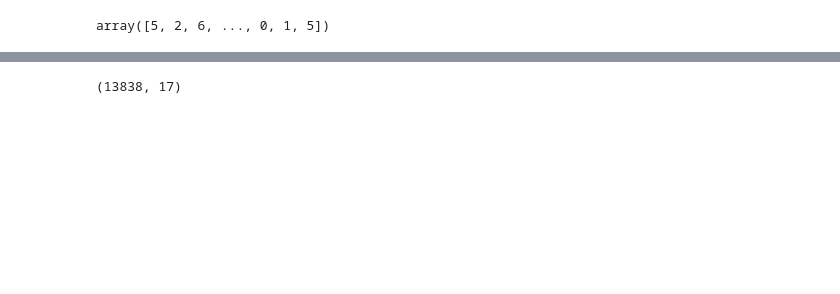
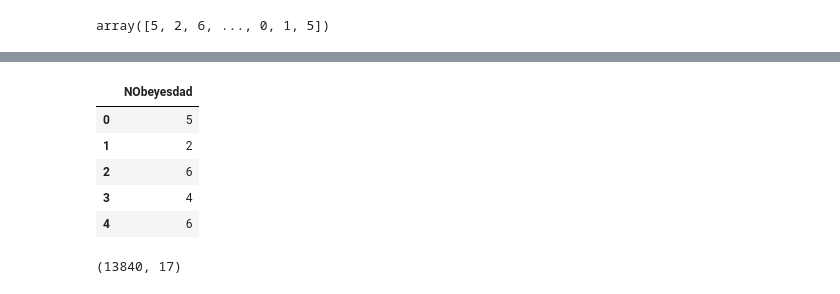
Before and after one commit to siddartha-10/Kaggle, a Jupyter notebook: playground-series-s4e2/code.ipynb, the cells around one changed output, grey strips where cells are left out. Saved outputs shown, nothing was run; the diff lists cells and outputs as text; code cells hidden in the pictures; blank space fills up the shorter version.

```diff
--- a/playground-series-s4e2/code.ipynb
+++ b/playground-series-s4e2/code.ipynb
@@ -219,6 +219,8 @@ def CALC_to_numeric(data):
         return 2
     elif (data == "Frequently"):
         return 3
+    else:
+        return 4
 # %%
 df['CALC'] = df['CALC'].apply(CALC_to_numeric)
 # %%
@@ -489,7 +491,5 @@ CALC                              2
 MTRANS                            0
 dtype: int64
-# %%
-df_test.dropna(inplace=True)
 # %%
 pred = model.predict(df_test)
 # %%
@@ -498,0 +503,8 @@ array([5, 2, 6, ..., 0, 1, 5])
+# %%
+import pandas as pd
+
+# Assuming your ndarray is named "my_array"
+df_no = pd.DataFrame(pred, columns=["NObeyesdad"])
+
+# Print the dataframe
+print(df_no)
@@ -498,0 +526,9 @@ array([5, 2, 6, ..., 0, 1, 5])
+# %%
+df_no.head()
+# %% [output]
+|  | NObeyesdad |
+| 0 | 5 |
+| 1 | 2 |
+| 2 | 6 |
+| 3 | 4 |
+| 4 | 6 |
@@ -504,4 +558,4 @@ submissions_df.to_csv('submissions.csv', index=False)
 # %%
 df_test.shape
 # %% [output]
-(13838, 17)
+(13840, 17)
```
Also changed, not shown: parts of 20 cells of this notebook.
